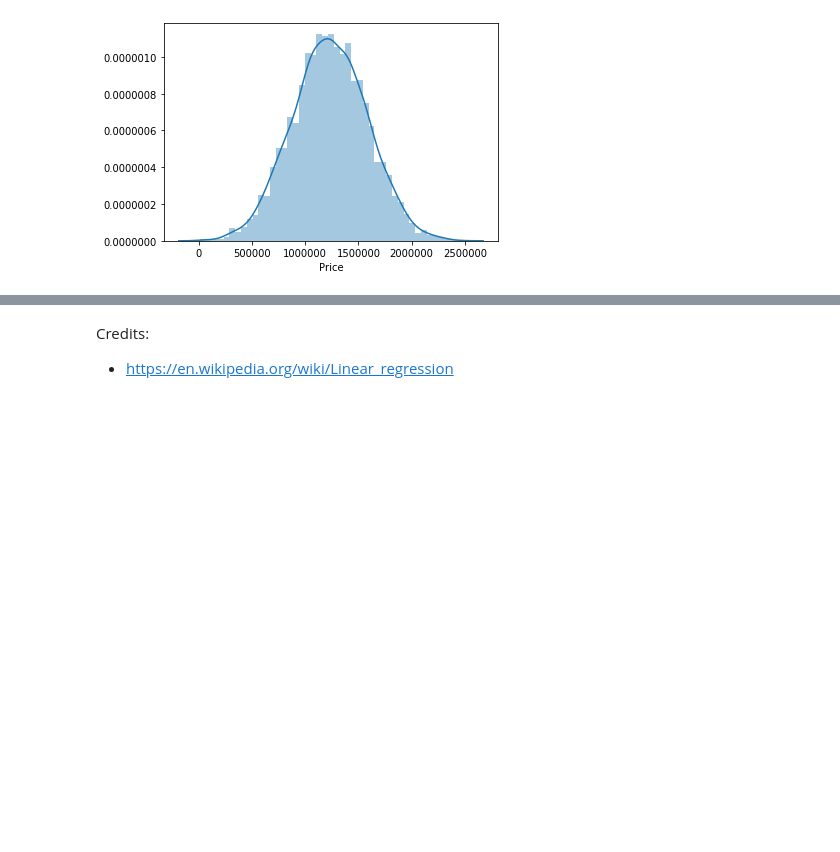
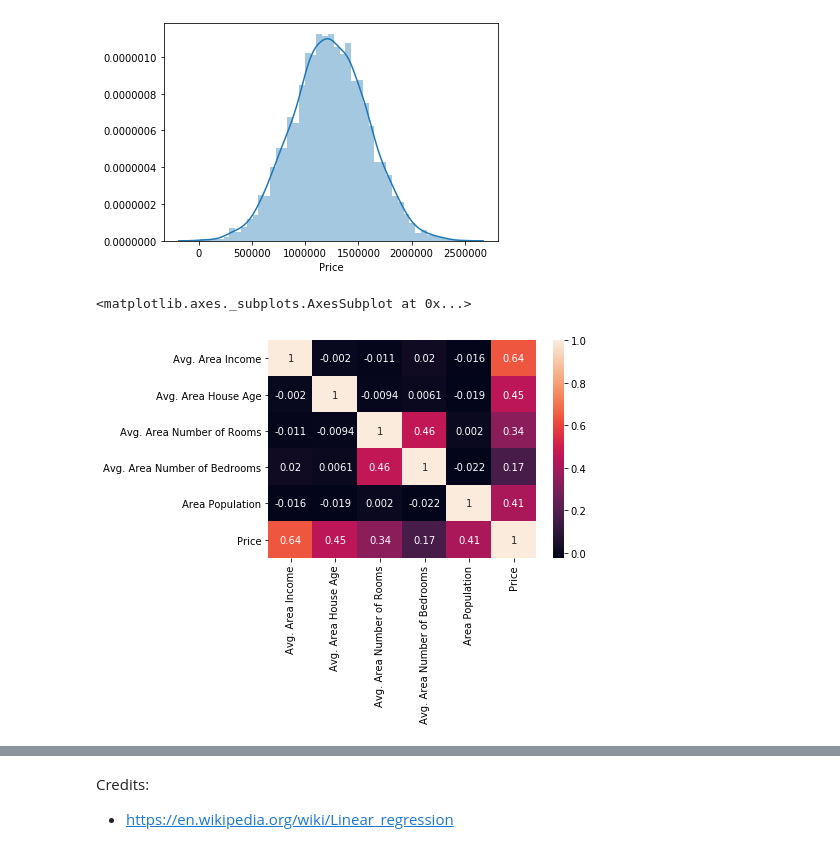
Before and after one commit to jaymanalastas/jaymanalastas.github.io, a Jupyter notebook: content/2019/5/ML.ipynb, the cells around one changed output, grey strips where cells are left out. Cells and saved outputs as stored; diff of their text form; code cells hidden in the pictures; blank space fills up the shorter version.

```diff
--- a/content/2019/5/ML.ipynb
+++ b/content/2019/5/ML.ipynb
@@ -89,3 +86,8 @@ sns.distplot(df['Price'])
 # %% [output]
 <matplotlib.axes._subplots.AxesSubplot at 0x...>
 [figure]
+# %%
+sns.heatmap(df.corr(), annot = True)
+# %% [output]
+<matplotlib.axes._subplots.AxesSubplot at 0x...>
+[figure, added]
```
Also changed, not shown: parts of 14 cells of this notebook.
